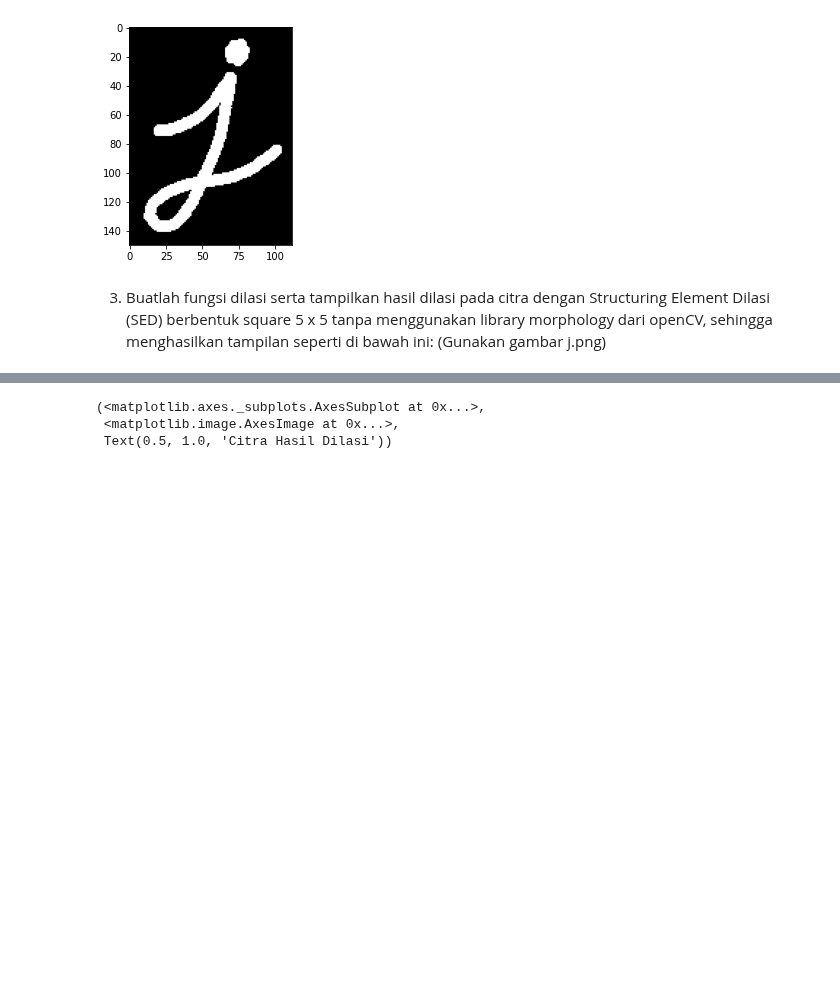
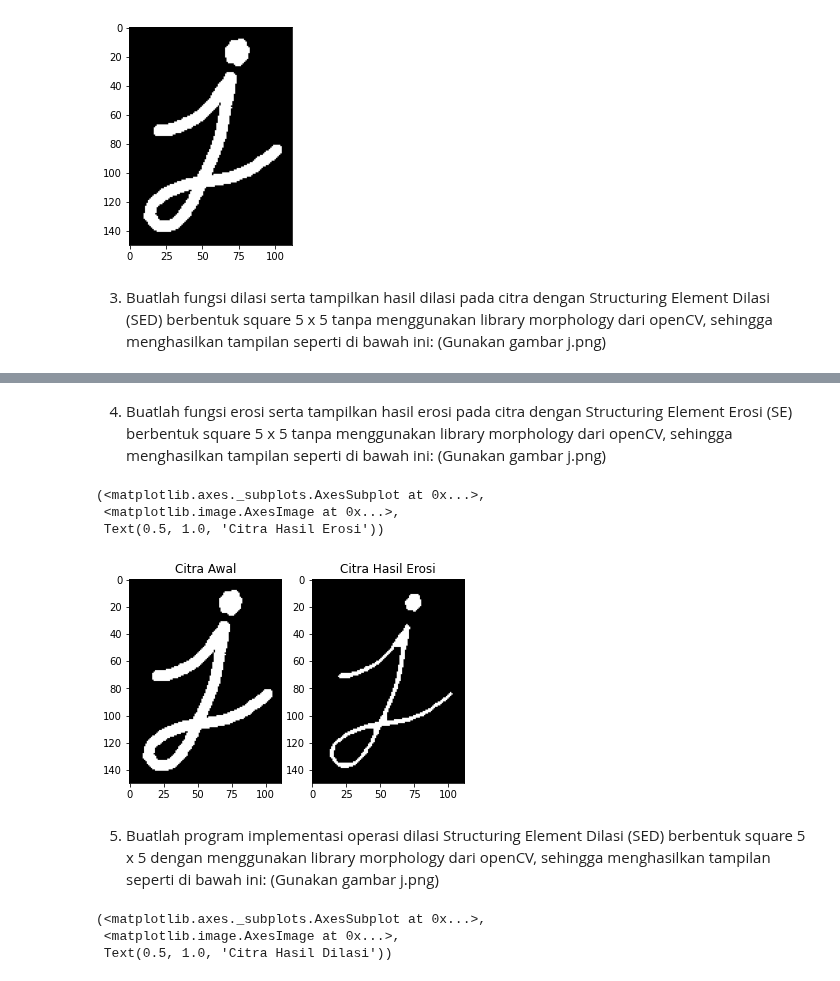
Before and after one commit to mukhammadarifin/PCVK_Genap_2021, a Jupyter notebook: Minggu_9.ipynb, the cells around one changed output, grey strips where cells are left out. Saved outputs shown, nothing was run; the diff lists cells and outputs as text; code cells hidden in the pictures; blank space fills up the shorter version.

```diff
--- a/Minggu_9.ipynb
+++ b/Minggu_9.ipynb
@@ -32,3 +43,23 @@ j.png)
+# %% [markdown]
+4. Buatlah fungsi erosi serta tampilkan hasil erosi pada citra dengan Structuring Element
+Erosi (SE) berbentuk square 5 x 5 tanpa menggunakan library morphology dari
+openCV, sehingga menghasilkan tampilan seperti di bawah ini: (Gunakan gambar
+j.png)
+# %%
+kernel = np.ones((5,5), np.uint8)
+erosion = cv2.morphologyEx(img, cv2.MORPH_ERODE, kernel)
+
+plt.subplot(121), plt.imshow(img), plt.title('Citra Awal')
+plt.subplot(122), plt.imshow(erosion), plt.title('Citra Hasil Erosi')
+# %% [output]
+(<matplotlib.axes._subplots.AxesSubplot at 0x...>,
+ <matplotlib.image.AxesImage at 0x...>,
+ Text(0.5, 1.0, 'Citra Hasil Erosi'))
+[figure, added]
+# %% [markdown]
+5. Buatlah program implementasi operasi dilasi Structuring Element Dilasi (SED)
+berbentuk square 5 x 5 dengan menggunakan library morphology dari openCV,
+sehingga menghasilkan tampilan seperti di bawah ini: (Gunakan gambar j.png)
 # %%
 kernel = np.ones((5,5), np.uint8)
 dilation = cv2.morphologyEx(img, cv2.MORPH_DILATE, kernel)
```
Also changed, not shown: parts of 13 cells of this notebook.
